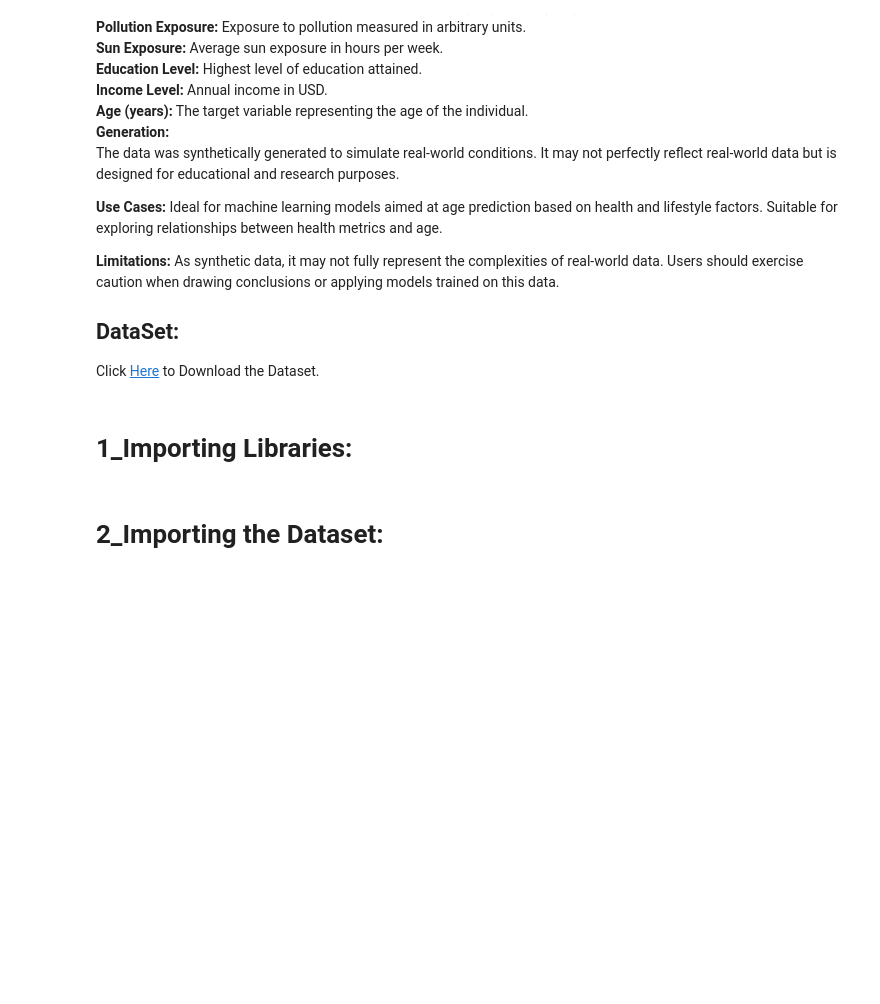
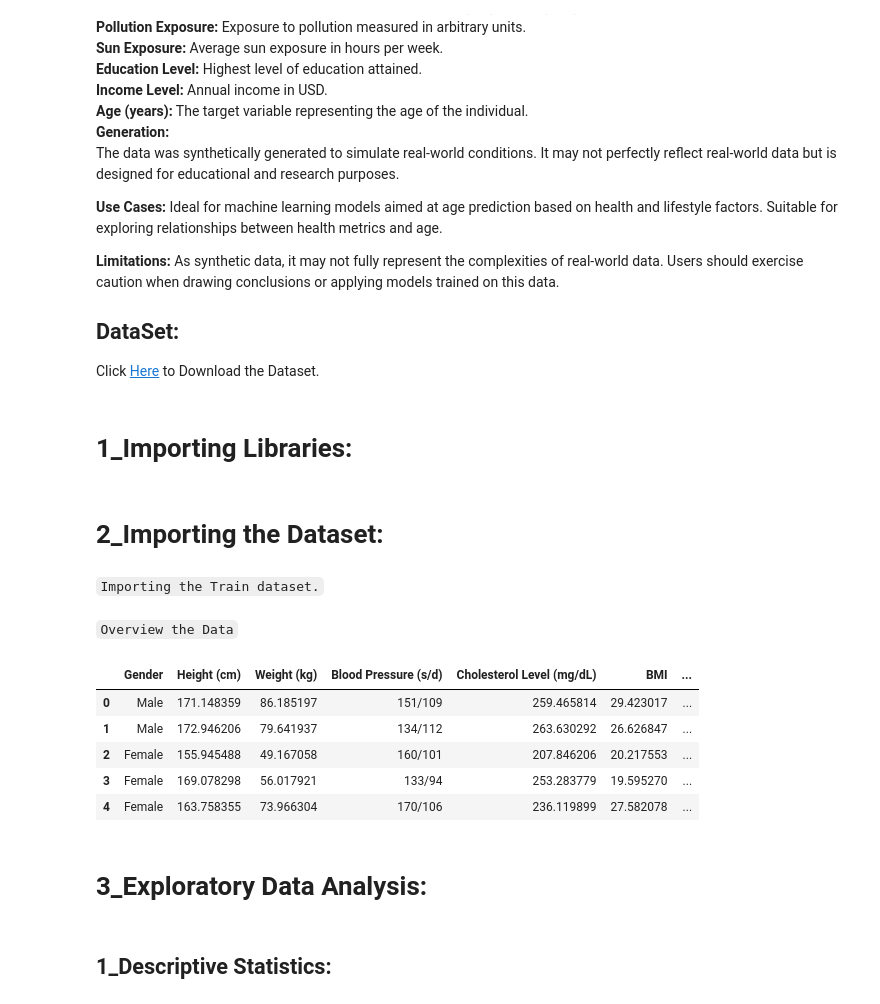
Before and after one commit to shaheeralics/Data-Science-Learning-With-Projects, a Jupyter notebook: Practice/3_Machine Learning/01_Supervised Machine Learning/Classification Models/Practice on Classification Models.ipynb, the cells around one changed output. Drawn from its saved outputs; the diff is of its cells as text; code cells hidden in the pictures; blank space fills up the shorter version.

```diff
--- a/Practice/3_Machine Learning/01_Supervised Machine Learning/Classification Models/Practice on Classification Models.ipynb
+++ b/Practice/3_Machine Learning/01_Supervised Machine Learning/Classification Models/Practice on Classification Models.ipynb
@@ -52,3 +52,5 @@ import seaborn as sns
 import matplotlib.pyplot as plt
 # %% [markdown]
 # **2_Importing the Dataset:**
+# %% [markdown]
+`Importing the Train dataset.`
@@ -54,0 +59,15 @@ import matplotlib.pyplot as plt
+# %% [markdown]
+`Overview the Data`
+# %%
+df.head()
+# %% [output]
+|  | Gender | Height (cm) | Weight (kg) | Blood Pressure (s/d) | Cholesterol Level (mg/dL) | BMI | ... |
+| 0 | Male | 171.148359 | 86.185197 | 151/109 | 259.465814 | 29.423017 | ... |
+| 1 | Male | 172.946206 | 79.641937 | 134/112 | 263.630292 | 26.626847 | ... |
+| 2 | Female | 155.945488 | 49.167058 | 160/101 | 207.846206 | 20.217553 | ... |
+| 3 | Female | 169.078298 | 56.017921 | 133/94 | 253.283779 | 19.595270 | ... |
+| 4 | Female | 163.758355 | 73.966304 | 170/106 | 236.119899 | 27.582078 | ... |
+# %% [markdown]
+# **3_Exploratory Data Analysis:**
+# %% [markdown]
+## **1_Descriptive Statistics:**
```
Also changed, not shown: parts of 45 cells of this notebook, 2 other files.
